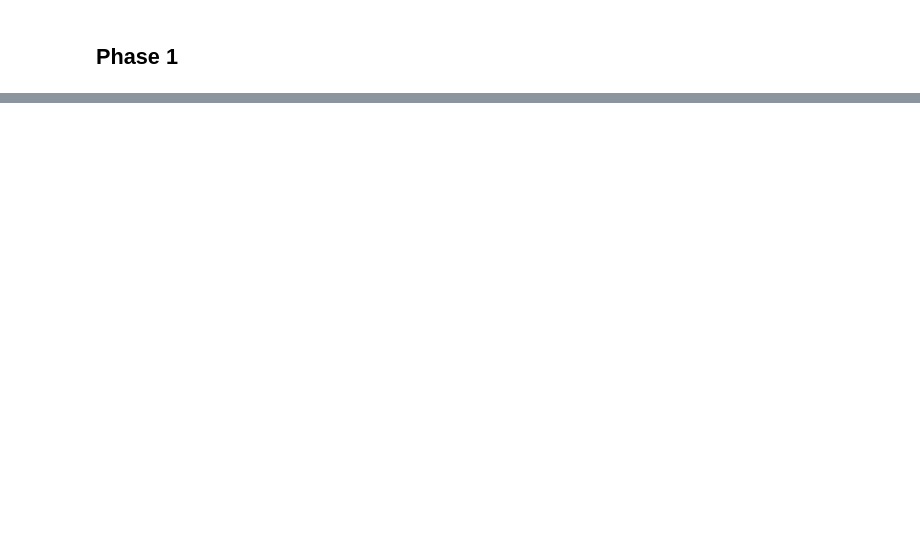
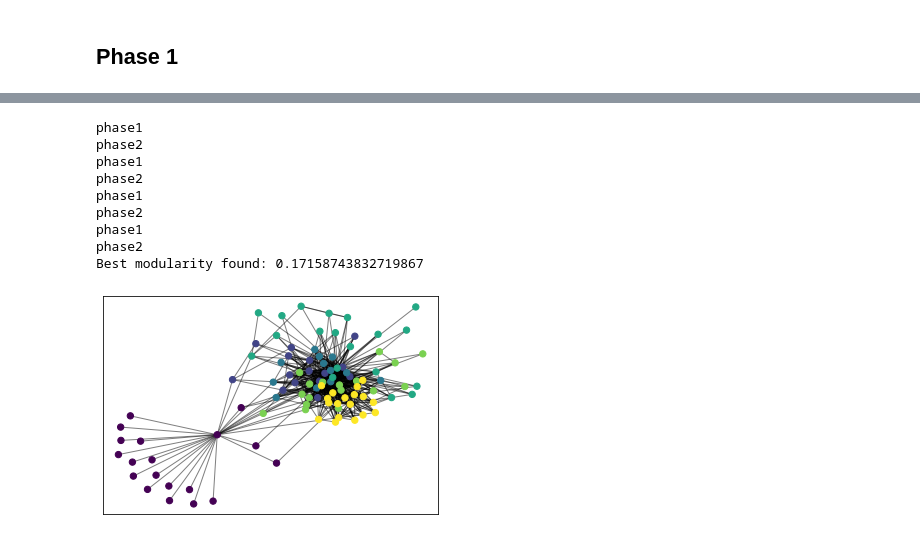
Before and after one commit to fdlci/MLNS-Kaggle, a Jupyter notebook: Projet/implement_com.ipynb, the cells around one changed output, grey strips where cells are left out. Cells and saved outputs as stored; diff of their text form; code cells hidden in the pictures; blank space fills up the shorter version.

```diff
--- a/Projet/implement_com.ipynb
+++ b/Projet/implement_com.ipynb
@@ -239,0 +278,25 @@ plt.show()
+# %%
+import matplotlib.cm as cm
+
+partition, q = louvain_algorithm(G_sub)
+partition = community_to_dict(partition)
+print(f'Best modularity found: {q}')
+# draw the graph
+pos = nx.spring_layout(G_sub)
+# color the nodes according to their partition
+cmap = cm.get_cmap('viridis', max(partition.values()) + 1)
+nx.draw_networkx_nodes(G_sub, pos, partition.keys(), node_size=40,
+                       cmap=cmap, node_color=list(partition.values()))
+nx.draw_networkx_edges(G_sub, pos, alpha=0.5)
+plt.show()
+# %% [output]
+phase1
+phase2
+phase1
+phase2
+phase1
+phase2
+phase1
+phase2
+Best modularity found: 0.17158743832719867
+[figure, added]
```
Also changed, not shown: parts of 26 cells of this notebook.
